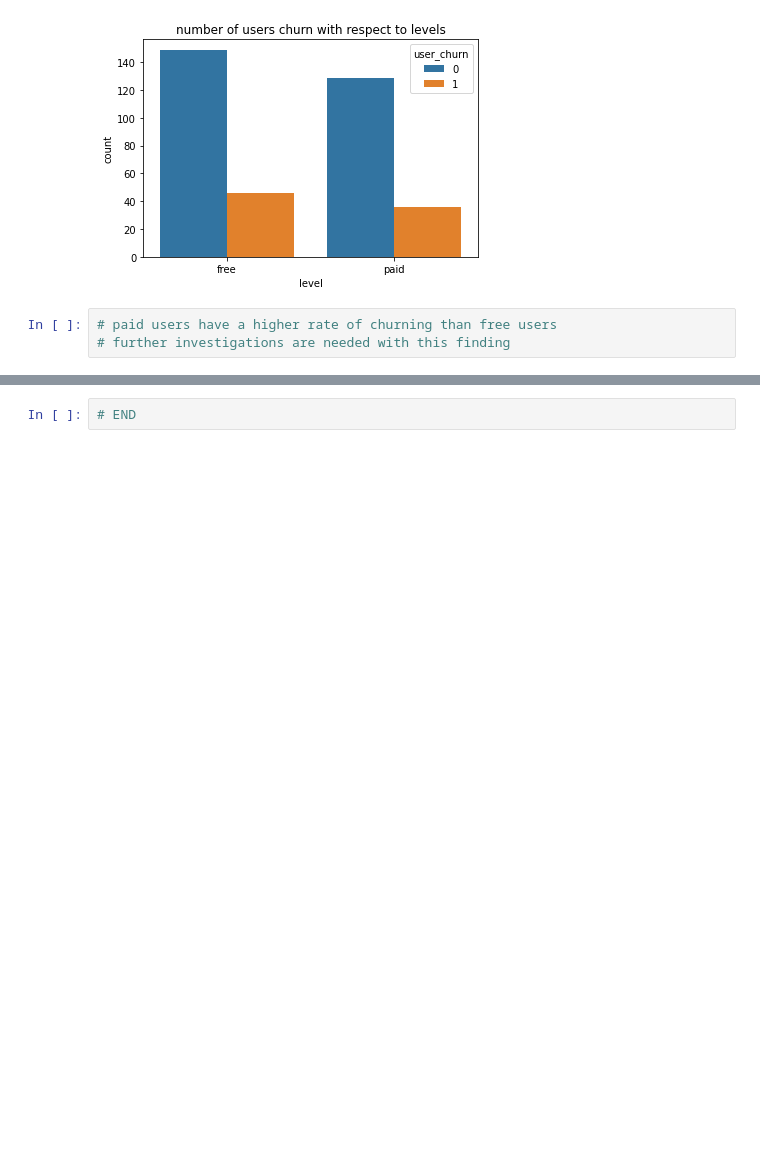
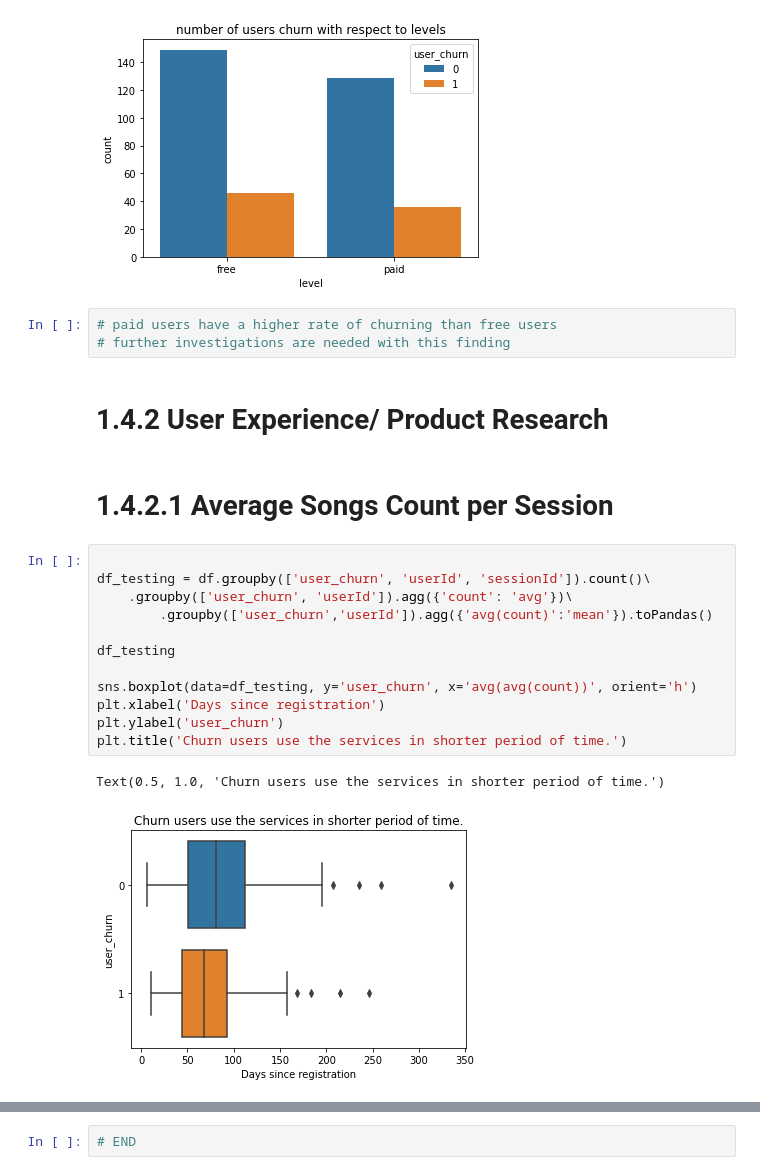
Before and after one commit to yatfungleung/Sparkify-User-Churn-Prediction, a Jupyter notebook: 1_data_cleaning.ipynb, the cells around one changed output, grey strips where cells are left out. Cells and saved outputs as stored; diff of their text form; blank space fills up the shorter version.

```diff
--- a/1_data_cleaning.ipynb
+++ b/1_data_cleaning.ipynb
@@ -479,3 +479,22 @@ plt.show()
 # %%
 # paid users have a higher rate of churning than free users
 # further investigations are needed with this finding
+# %% [markdown]
+# 1.4.2 User Experience/ Product Research
+# %% [markdown]
+# 1.4.2.1 Average Songs Count per Session
+# %%
+
+df_testing = df.groupby(['user_churn', 'userId', 'sessionId']).count()\
+    .groupby(['user_churn', 'userId']).agg({'count': 'avg'})\
+        .groupby(['user_churn','userId']).agg({'avg(count)':'mean'}).toPandas()
+
+df_testing
+
+sns.boxplot(data=df_testing, y='user_churn', x='avg(avg(count))', orient='h')
+plt.xlabel('Days since registration')
+plt.ylabel('user_churn')
+plt.title('Churn users use the services in shorter period of time.')
+# %% [output]
+Text(0.5, 1.0, 'Churn users use the services in shorter period of time.')
+[figure, added]
```
Also changed, not shown: parts of 4 cells of this notebook.
